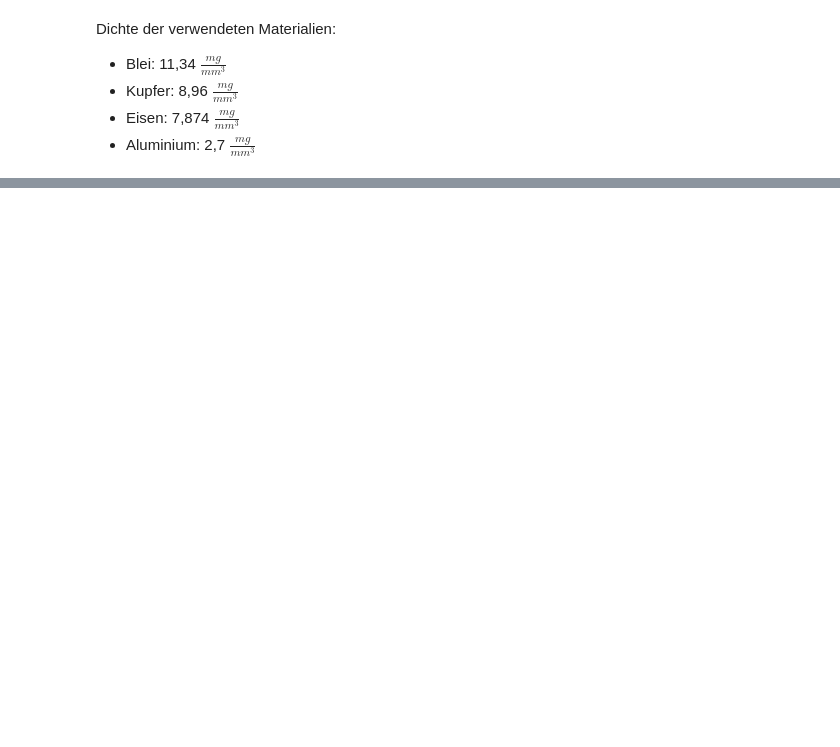
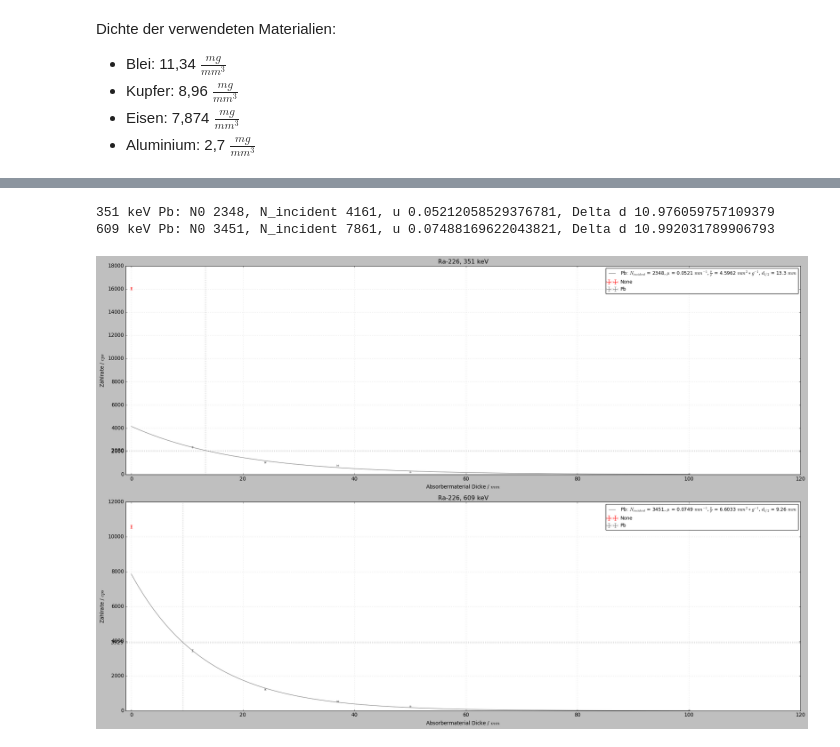
Before and after one commit to HateFindingNames/RadiationProtection_DetectorTechnology, a Jupyter notebook: V10/V10.ipynb, the cells around one changed output, grey strips where cells are left out. Cells and saved outputs as stored; diff of their text form; code cells hidden in the pictures; blank space fills up the shorter version.

```diff
--- a/V10/V10.ipynb
+++ b/V10/V10.ipynb
@@ -296,0 +309,7 @@ densitys = {"Pb": 0.01134, "Cu": 0.00896, "Fe": 0.007874, "Al": 0.0027}
+# %%
+stuff2plot = "None", "Pb"
+plottyfunct(ra226_2, "Ra-226", *stuff2plot, dark=False, verbose=True)
+# %% [output]
+351 keV Pb: N0 2348, N_incident 4161, u 0.05212058529376781, Delta d 10.976059757109379
+609 keV Pb: N0 3451, N_incident 7861, u 0.07488169622043821, Delta d 10.992031789906793
+[figure, added]
```
Also changed, not shown: parts of 11 cells of this notebook.
